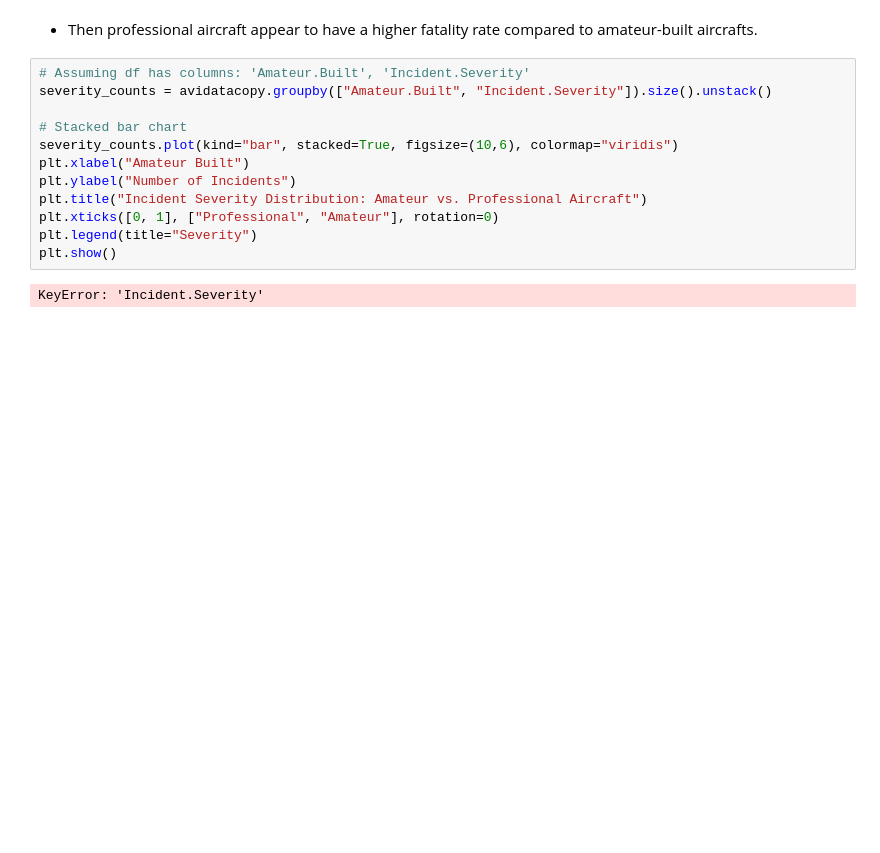
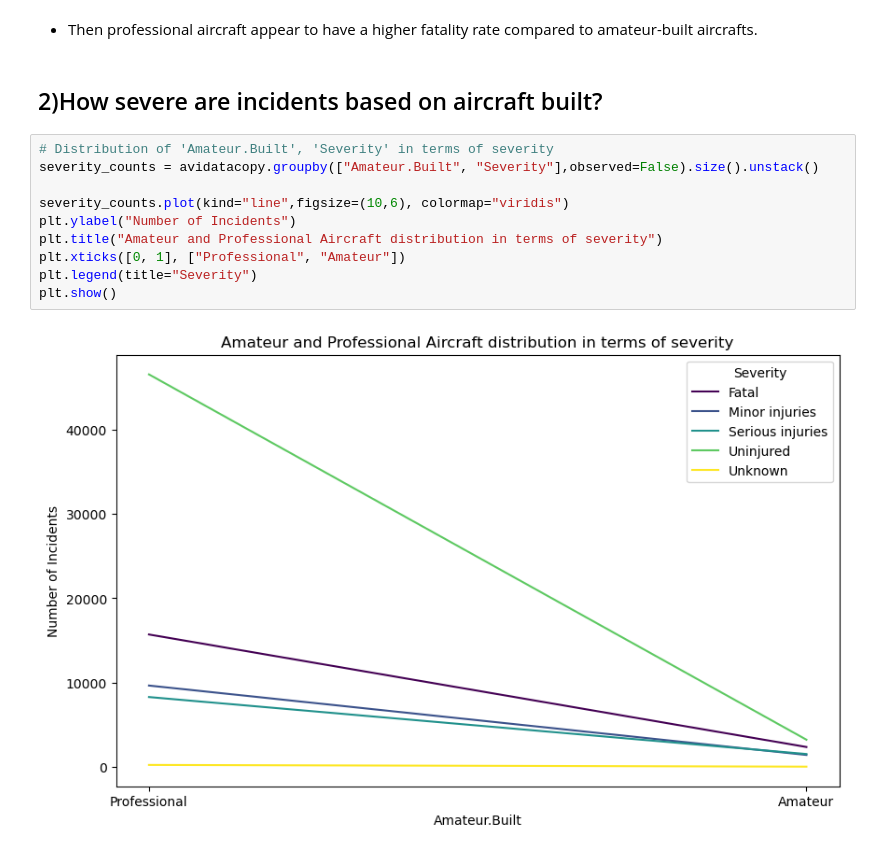
Before and after one commit to FAITHKAMANDE/AviData-Analytics, a Jupyter notebook: NoteBook.ipynb, the cells around one changed output. Saved outputs shown, nothing was run; the diff lists cells and outputs as text; blank space fills up the shorter version.

```diff
--- a/NoteBook.ipynb
+++ b/NoteBook.ipynb
@@ -1076,17 +1076,17 @@ plt.show()
 [figure]
 # %% [markdown]
 - Then professional aircraft appear to have a higher fatality rate compared to amateur-built aircrafts.
+# %% [markdown]
+## 2)How severe are incidents based on aircraft built?
 # %%
-# Assuming df has columns: 'Amateur.Built', 'Incident.Severity'
-severity_counts = avidatacopy.groupby(["Amateur.Built", "Incident.Severity"]).size().unstack()
+# Distribution of 'Amateur.Built', 'Severity' in terms of severity
+severity_counts = avidatacopy.groupby(["Amateur.Built", "Severity"],observed=False).size().unstack()
 
-# Stacked bar chart
-severity_counts.plot(kind="bar", stacked=True, figsize=(10,6), colormap="viridis")
-plt.xlabel("Amateur Built")
+severity_counts.plot(kind="line",figsize=(10,6), colormap="viridis")
 plt.ylabel("Number of Incidents")
-plt.title("Incident Severity Distribution: Amateur vs. Professional Aircraft")
-plt.xticks([0, 1], ["Professional", "Amateur"], rotation=0)
+plt.title("Amateur and Professional Aircraft distribution in terms of severity")
+plt.xticks([0, 1], ["Professional", "Amateur"])
 plt.legend(title="Severity")
 plt.show()
 # %% [output]
-KeyError: 'Incident.Severity'
+[figure, added]
```
Also changed, not shown: parts of 10 cells of this notebook.
